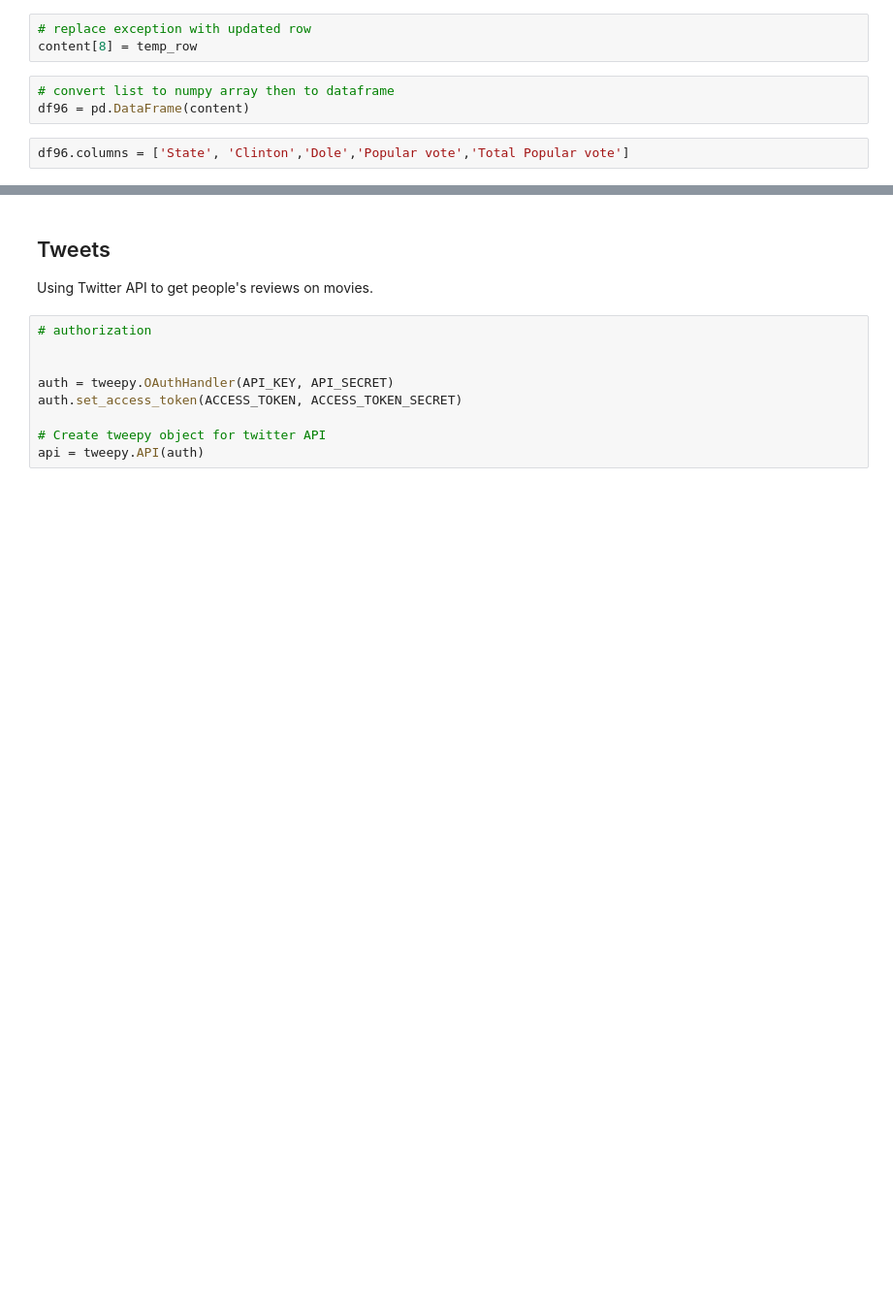
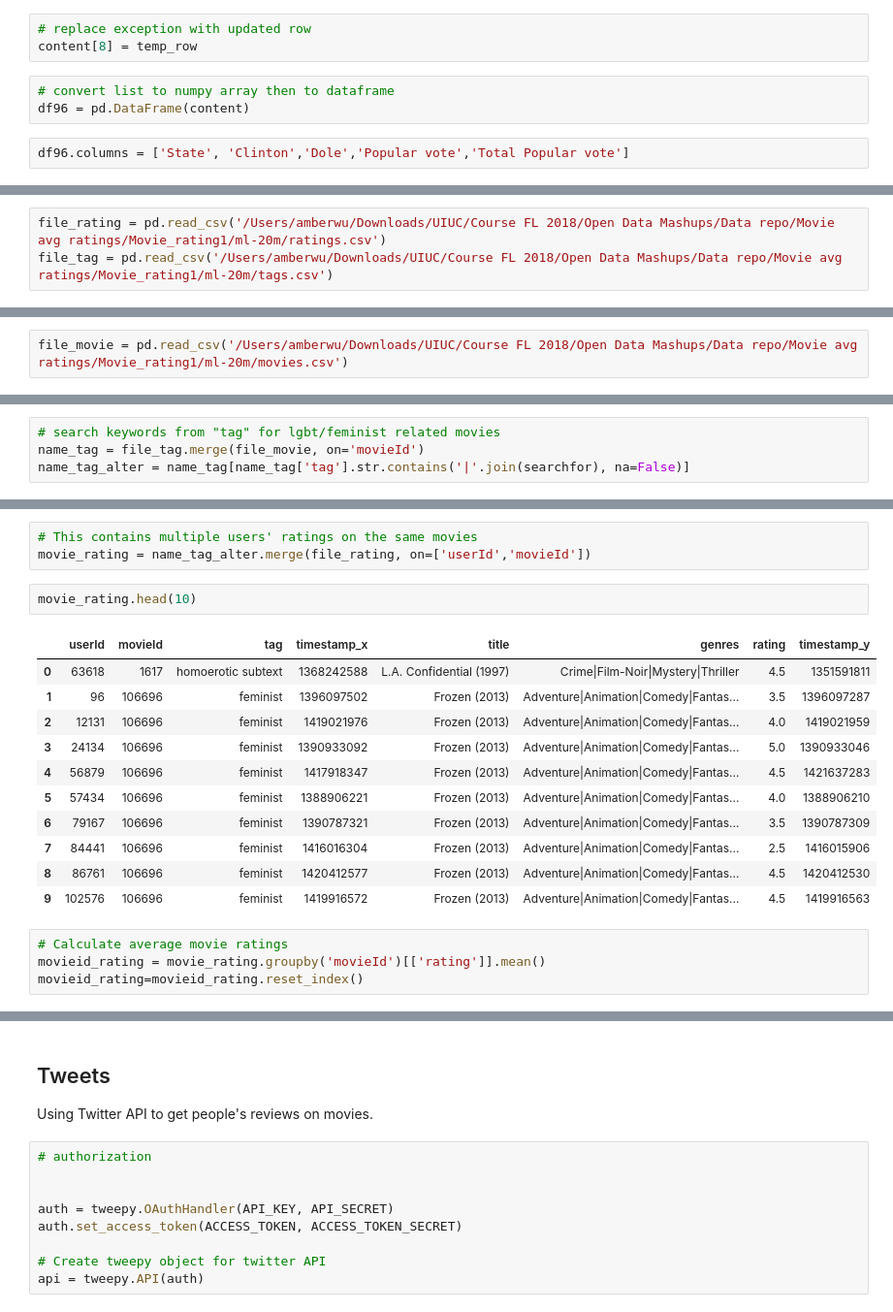
Before and after one commit to sayaaoi/Open.Data.Mashups.Project, a Jupyter notebook: Reproducible notebook.ipynb, the cells around one changed output, grey strips where cells are left out. Shown at 97% size. Cells and saved outputs as stored; diff of their text form; blank space fills up the shorter version.

```diff
--- a/Reproducible notebook.ipynb
+++ b/Reproducible notebook.ipynb
@@ -198,0 +235,3 @@ print(movie_names2)
+# %%
+file_rating = pd.read_csv('/Users/amberwu/Downloads/UIUC/Course FL 2018/Open Data Mashups/Data repo/Movie avg ratings/Movie_rating1/ml-20m/ratings.csv')
+file_tag = pd.read_csv('/Users/amberwu/Downloads/UIUC/Course FL 2018/Open Data Mashups/Data repo/Movie avg ratings/Movie_rating1/ml-20m/tags.csv')
@@ -198,0 +256,2 @@ print(movie_names2)
+# %%
+file_movie = pd.read_csv('/Users/amberwu/Downloads/UIUC/Course FL 2018/Open Data Mashups/Data repo/Movie avg ratings/Movie_rating1/ml-20m/movies.csv')
@@ -198,0 +277,4 @@ print(movie_names2)
+# %%
+# search keywords from "tag" for lgbt/feminist related movies
+name_tag = file_tag.merge(file_movie, on='movieId')
+name_tag_alter = name_tag[name_tag['tag'].str.contains('|'.join(searchfor), na=False)]
@@ -198,0 +300,21 @@ print(movie_names2)
+# %%
+# This contains multiple users' ratings on the same movies
+movie_rating = name_tag_alter.merge(file_rating, on=['userId','movieId'])
+# %%
+movie_rating.head(10)
+# %% [output]
+|  | userId | movieId | tag | timestamp_x | title | genres | rating | timestamp_y |
+| 0 | 63618 | 1617 | homoerotic subtext | 1368242588 | L.A. Confidential (1997) | Crime|Film-Noir|Mystery|Thriller | 4.5 | 1351591811 |
+| 1 | 96 | 106696 | feminist | 1396097502 | Frozen (2013) | Adventure|Animation|Comedy|Fantas... | 3.5 | 1396097287 |
+| 2 | 12131 | 106696 | feminist | 1419021976 | Frozen (2013) | Adventure|Animation|Comedy|Fantas... | 4.0 | 1419021959 |
+| 3 | 24134 | 106696 | feminist | 1390933092 | Frozen (2013) | Adventure|Animation|Comedy|Fantas... | 5.0 | 1390933046 |
+| 4 | 56879 | 106696 | feminist | 1417918347 | Frozen (2013) | Adventure|Animation|Comedy|Fantas... | 4.5 | 1421637283 |
+| 5 | 57434 | 106696 | feminist | 1388906221 | Frozen (2013) | Adventure|Animation|Comedy|Fantas... | 4.0 | 1388906210 |
+| 6 | 79167 | 106696 | feminist | 1390787321 | Frozen (2013) | Adventure|Animation|Comedy|Fantas... | 3.5 | 1390787309 |
+| 7 | 84441 | 106696 | feminist | 1416016304 | Frozen (2013) | Adventure|Animation|Comedy|Fantas... | 2.5 | 1416015906 |
+| 8 | 86761 | 106696 | feminist | 1420412577 | Frozen (2013) | Adventure|Animation|Comedy|Fantas... | 4.5 | 1420412530 |
+| 9 | 102576 | 106696 | feminist | 1419916572 | Frozen (2013) | Adventure|Animation|Comedy|Fantas... | 4.5 | 1419916563 |
+# %%
+# Calculate average movie ratings
+movieid_rating = movie_rating.groupby('movieId')[['rating']].mean()
+movieid_rating=movieid_rating.reset_index()
```
Also changed, not shown: parts of 25 cells of this notebook.
